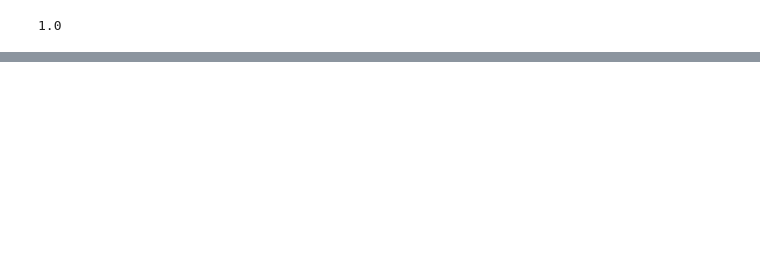
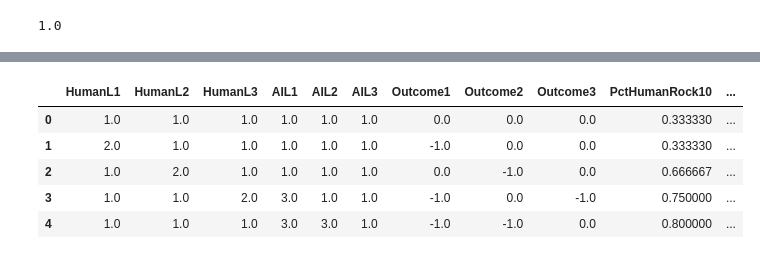
Before and after one commit to rvince452/rps-machinelearn-tutorial, a Jupyter notebook: AIGAME6 Rock Paper Scissors.ipynb, the cells around one changed output, grey strips where cells are left out. Saved outputs shown, nothing was run; the diff lists cells and outputs as text; code cells hidden in the pictures; blank space fills up the shorter version.

```diff
--- a/AIGAME6 Rock Paper Scissors.ipynb
+++ b/AIGAME6 Rock Paper Scissors.ipynb
@@ -415,0 +447,11 @@ def tree(HumanL1, HumanL2, HumanL3, AIL1, AIL2, AIL3, Outcome1, Outcome2, Outcom
+# %%
+training = X_train.copy()
+training['answer'] = y_train
+training.head()
+# %% [output]
+|  | HumanL1 | HumanL2 | HumanL3 | AIL1 | AIL2 | AIL3 | Outcome1 | Outcome2 | Outcome3 | PctHumanRock10 | ... |
+| 0 | 1.0 | 1.0 | 1.0 | 1.0 | 1.0 | 1.0 | 0.0 | 0.0 | 0.0 | 0.333330 | ... |
+| 1 | 2.0 | 1.0 | 1.0 | 1.0 | 1.0 | 1.0 | -1.0 | 0.0 | 0.0 | 0.333330 | ... |
+| 2 | 1.0 | 2.0 | 1.0 | 1.0 | 1.0 | 1.0 | 0.0 | -1.0 | 0.0 | 0.666667 | ... |
+| 3 | 1.0 | 1.0 | 2.0 | 3.0 | 1.0 | 1.0 | -1.0 | 0.0 | -1.0 | 0.750000 | ... |
+| 4 | 1.0 | 1.0 | 1.0 | 3.0 | 3.0 | 1.0 | -1.0 | -1.0 | 0.0 | 0.800000 | ... |
```
Also changed, not shown: parts of 34 cells of this notebook.
